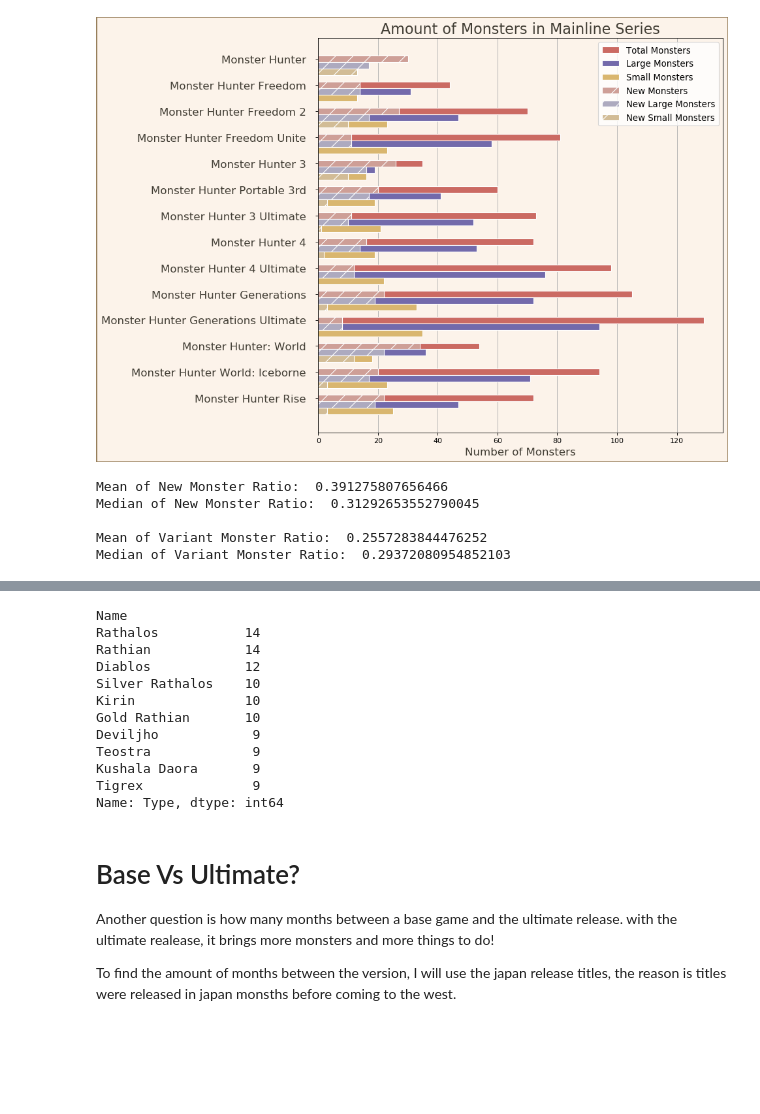
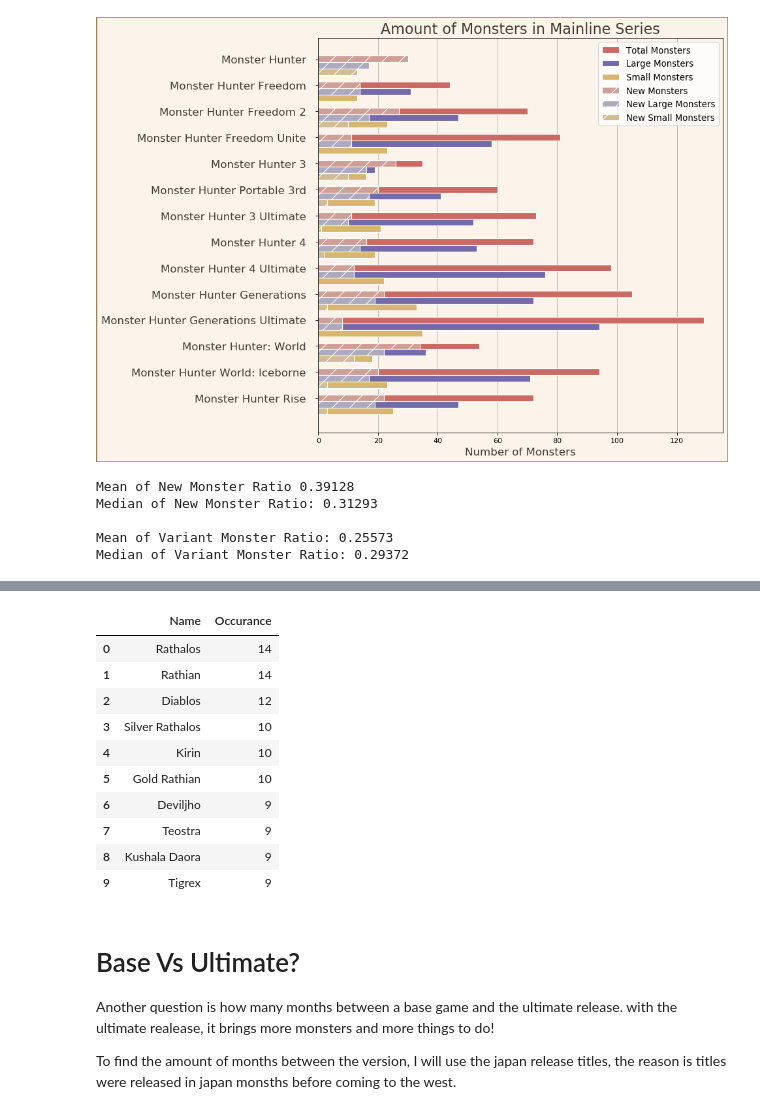
Before and after one commit to Piercson/Monster-Hunter-Data, a Jupyter notebook: MonsterHunter.ipynb, the cells around one changed output, grey strips where cells are left out. Saved outputs shown, nothing was run; the diff lists cells and outputs as text; code cells hidden in the pictures; blank space fills up the shorter version.

```diff
--- a/MonsterHunter.ipynb
+++ b/MonsterHunter.ipynb
@@ -37,0 +45,3 @@ mh_data
+# %%
+analysis_titles = analysis.get_amt_titles_df()
+analysis_titles
@@ -130,16 +108,16 @@ figures.make_amt_monsters(amt_monsters_df)
 # %% [output]
 [figure]
 # %%
-print("Mean of New Monster Ratio: ",amt_monsters_df['New Monster Ratio'].mean())
-print("Median of New Monster Ratio: ",amt_monsters_df['New Monster Ratio'].median())
-print("\nMean of Variant Monster Ratio: ",amt_monsters_df['Variant Monster Ratio'].mean())
-print("Median of Variant Monster Ratio: ",amt_monsters_df['Variant Monster Ratio'].median())
+print('Mean of New Monster Ratio {:2.5f} '.format(amt_monsters_df['New Monster Ratio'].mean()))
+print('Median of New Monster Ratio: {:2.5f}'.format(amt_monsters_df['New Monster Ratio'].median()))
+print('\nMean of Variant Monster Ratio: {:2.5f}'.format(amt_monsters_df['Variant Monster Ratio'].mean()))
+print('Median of Variant Monster Ratio: {:2.5f}'.format(amt_monsters_df['Variant Monster Ratio'].median()))
 # %% [output]
-Mean of New Monster Ratio:  0.391275807656466
-Median of New Monster Ratio:  0.31292653552790045
+Mean of New Monster Ratio 0.39128
+Median of New Monster Ratio: 0.31293
 
-Mean of Variant Monster Ratio:  0.2557283844476252
-Median of Variant Monster Ratio:  0.29372080954852103
+Mean of Variant Monster Ratio: 0.25573
+Median of Variant Monster Ratio: 0.29372
 # %% [markdown]
 
 # Monsters Throughout the Series
@@ -153,23 +131,20 @@ Rathalos  | Rathian
 ![Rathalo](Resources/MHRise-Rathalos_Render_003.png) | ![Rathian](Resources/Rathian_Transparent01.png)
 
 *Images from MonsterHunter.fandom*
-# %%
-monster_occurance_data = mh_data[mh_data['Title'].isin(amt_analysis_titles_lst) == True].sort_values(by=['Date Released']).drop_duplicates(subset=['Title','Name'],keep='first')
-monster_occurance_data = monster_occurance_data[monster_occurance_data['Size'] == "Large"].groupby(['Name'])['Type'].count().sort_values(ascending=False)
-monster_occurance_data.head(10)
-# %% [output]
-Name
-Rathalos           14
-Rathian            14
-Diablos            12
-Silver Rathalos    10
-Kirin              10
-Gold Rathian       10
-Deviljho            9
-Teostra             9
-Kushala Daora       9
-Tigrex              9
-Name: Type, dtype: int64
+# %%
+analysis.get_monster_occurance_df(analysis_titles,monster_hunter_data)
+# %% [output]
+|  | Name | Occurance |
+| 0 | Rathalos | 14 |
+| 1 | Rathian | 14 |
+| 2 | Diablos | 12 |
+| 3 | Silver Rathalos | 10 |
+| 4 | Kirin | 10 |
+| 5 | Gold Rathian | 10 |
+| 6 | Deviljho | 9 |
+| 7 | Teostra | 9 |
+| 8 | Kushala Daora | 9 |
+| 9 | Tigrex | 9 |
 # %% [markdown]
 
 # Base Vs Ultimate?
```
Also changed, not shown: parts of 15 cells of this notebook, 5 other files.
